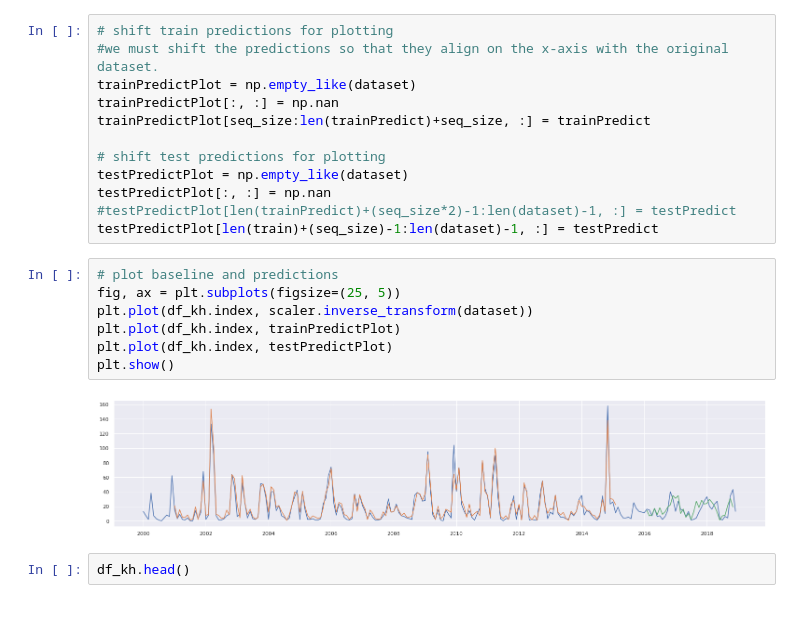
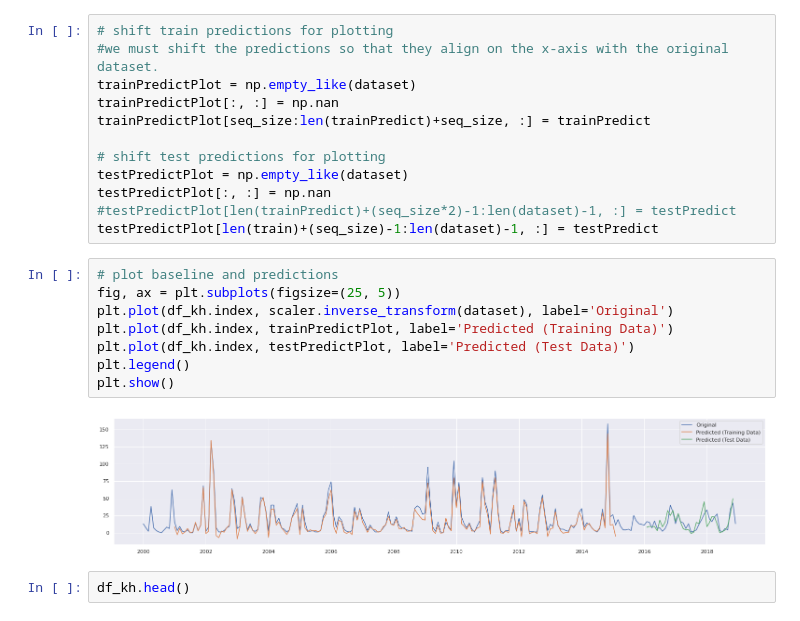
Before and after one commit to ayoubft/wm-22-project, a Jupyter notebook: precipForeCasting/forecastPrecip-LSTM-1.ipynb, the cells around one changed output. Saved outputs shown, nothing was run; the diff lists cells and outputs as text.

Commit message:
added legend

```diff
--- a/precipForeCasting/forecastPrecip-LSTM-1.ipynb
+++ b/precipForeCasting/forecastPrecip-LSTM-1.ipynb
@@ -376,12 +376,13 @@ testPredictPlot[len(train)+(seq_size)-1:len(dataset)-1, :] = testPredict
 # %%
 # plot baseline and predictions
 fig, ax = plt.subplots(figsize=(25, 5))
-plt.plot(df_kh.index, scaler.inverse_transform(dataset))
-plt.plot(df_kh.index, trainPredictPlot)
-plt.plot(df_kh.index, testPredictPlot)
+plt.plot(df_kh.index, scaler.inverse_transform(dataset), label='Original')
+plt.plot(df_kh.index, trainPredictPlot, label='Predicted (Training Data)')
+plt.plot(df_kh.index, testPredictPlot, label='Predicted (Test Data)')
+plt.legend()
 plt.show()
 # %% [output]
-[figure, old version]
+[figure, new version]
 # %%
 df_kh.head()
 # %% [output]
```
Also changed, not shown: parts of 2 cells of this notebook, 2 other files.
